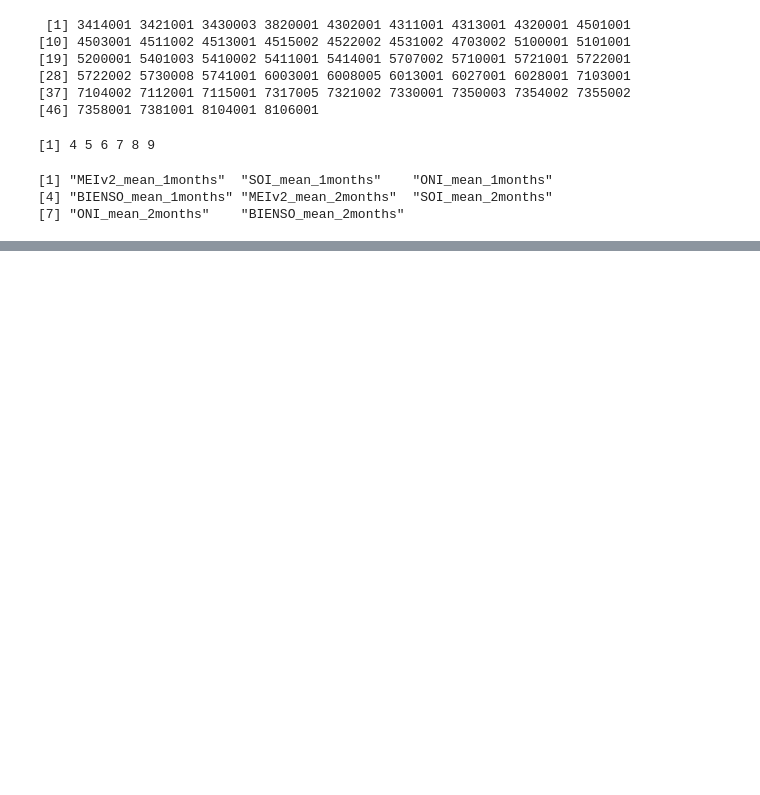
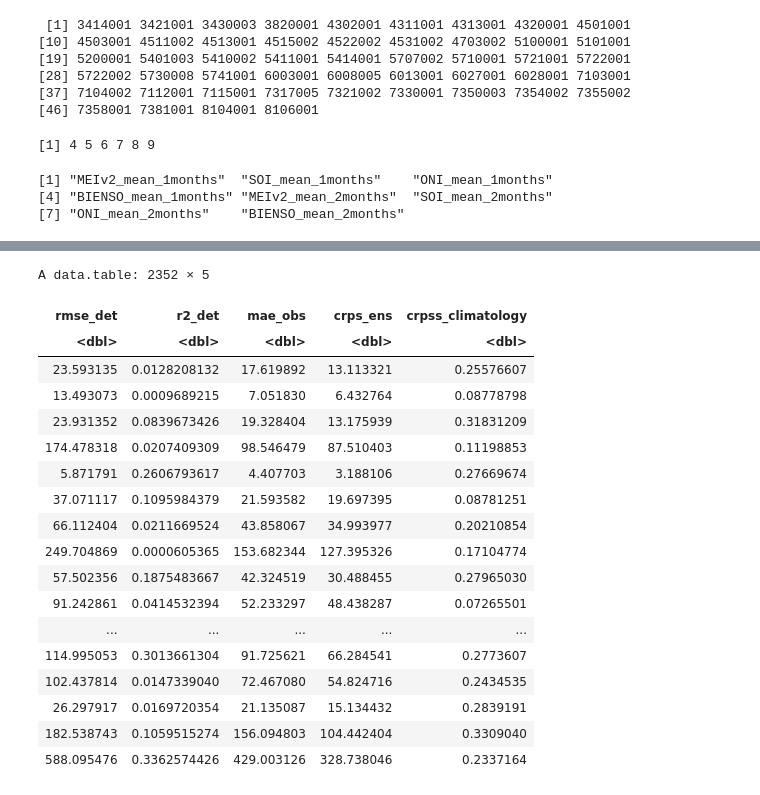
Before and after one commit to fcojara506/seasonal_forecast, a Jupyter notebook: notebooks/4. volume forecasting only using climate indices as predictors.ipynb, the cells around one changed output, grey strips where cells are left out. Saved outputs shown, nothing was run; the diff lists cells and outputs as text; code cells hidden in the pictures; blank space fills up the shorter version.

```diff
--- a/notebooks/4. volume forecasting only using climate indices as predictors.ipynb
+++ b/notebooks/4. volume forecasting only using climate indices as predictors.ipynb
@@ -150,0 +193,22 @@ saveRDS(df,paste0("data_output/scores/RDS/model_results_",today(),".RDS"))
+# %%
+rbindlist(model$scores)
+# %% [output]
+A data.table: 2352 × 5
+| rmse_det | r2_det | mae_obs | crps_ens | crpss_climatology |
+| <dbl> | <dbl> | <dbl> | <dbl> | <dbl> |
+| 23.593135 | 0.0128208132 | 17.619892 | 13.113321 | 0.25576607 |
+| 13.493073 | 0.0009689215 | 7.051830 | 6.432764 | 0.08778798 |
+| 23.931352 | 0.0839673426 | 19.328404 | 13.175939 | 0.31831209 |
+| 174.478318 | 0.0207409309 | 98.546479 | 87.510403 | 0.11198853 |
+| 5.871791 | 0.2606793617 | 4.407703 | 3.188106 | 0.27669674 |
+| 37.071117 | 0.1095984379 | 21.593582 | 19.697395 | 0.08781251 |
+| 66.112404 | 0.0211669524 | 43.858067 | 34.993977 | 0.20210854 |
+| 249.704869 | 0.0000605365 | 153.682344 | 127.395326 | 0.17104774 |
+| 57.502356 | 0.1875483667 | 42.324519 | 30.488455 | 0.27965030 |
+| 91.242861 | 0.0414532394 | 52.233297 | 48.438287 | 0.07265501 |
+| ... | ... | ... | ... | ... |
+| 114.995053 | 0.3013661304 | 91.725621 | 66.284541 | 0.2773607 |
+| 102.437814 | 0.0147339040 | 72.467080 | 54.824716 | 0.2434535 |
+| 26.297917 | 0.0169720354 | 21.135087 | 15.134432 | 0.2839191 |
+| 182.538743 | 0.1059515274 | 156.094803 | 104.442404 | 0.3309040 |
+| 588.095476 | 0.3362574426 | 429.003126 | 328.738046 | 0.2337164 |
```
Also changed, not shown: parts of 9 cells of this notebook, 4 other files.
